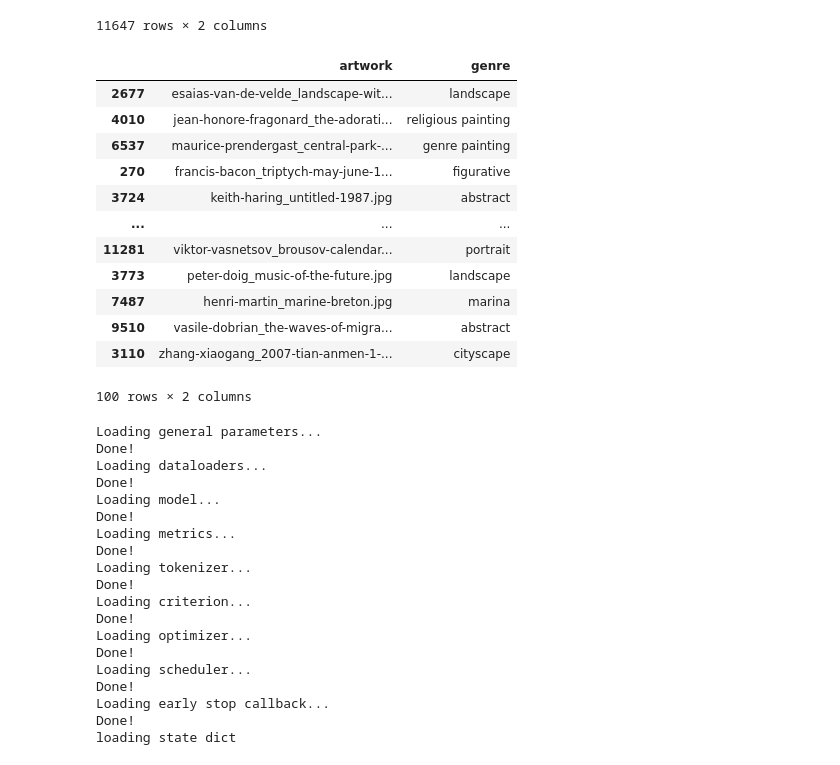
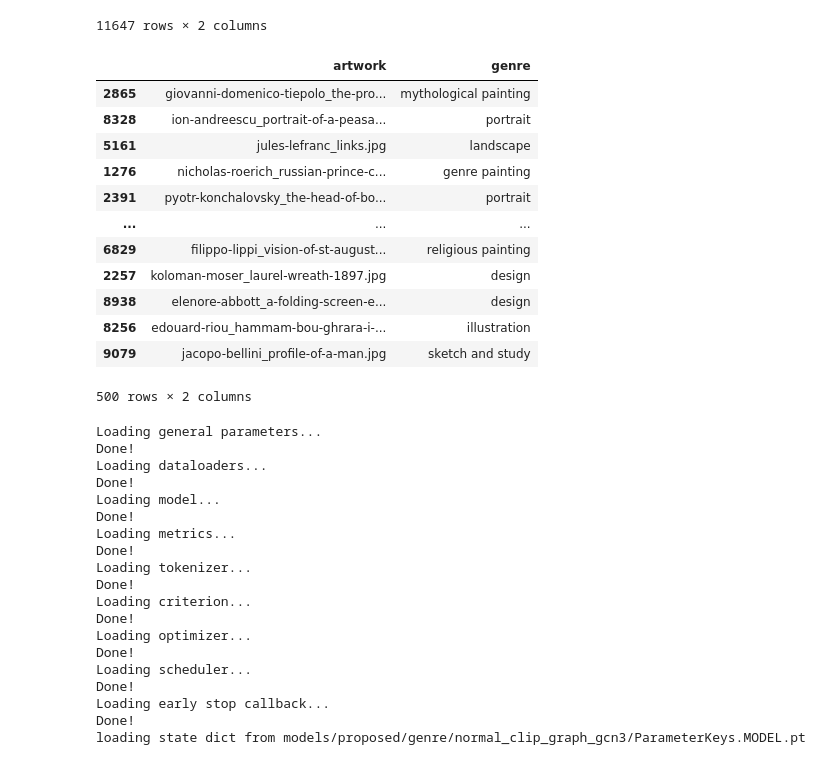
Before and after one commit to CILAB-ArtGraph/graphclip, a Jupyter notebook: notebooks/painting_visualization.ipynb, the cells around one changed output. Saved outputs shown, nothing was run; the diff lists cells and outputs as text; code cells hidden in the pictures.

```diff
--- a/notebooks/painting_visualization.ipynb
+++ b/notebooks/painting_visualization.ipynb
@@ -23,3 +20,7 @@ num_sampled_artworks = 100
+# %%
+num_sampled_artworks = 500
+num_neighbors = num_sampled_artworks/20
+random_state = 42
 # %%
 test_set = pd.read_csv('./data/processed/normal/artgraph_clip_genre/test.csv')
 test_set
@@ -38,24 +39,31 @@ test_set
 | 11646 | henri-de-toulouse-lautrec_prostit... | portrait |
 11647 rows × 2 columns
 # %%
-drop, sampled_test_set = train_test_split(test_set, test_size=num_sampled_artworks, stratify=test_set["genre"], random_state=42)
+drop, sampled_test_set = train_test_split(
+    test_set,
+    test_size=num_sampled_artworks,
+    stratify=test_set["genre"],
+    random_state=42,
+)
 sampled_test_set
 # %% [output]
 |  | artwork | genre |
-| 2677 | esaias-van-de-velde_landscape-wit... | landscape |
-| 4010 | jean-honore-fragonard_the-adorati... | religious painting |
-| 6537 | maurice-prendergast_central-park-... | genre painting |
-| 270 | francis-bacon_triptych-may-june-1... | figurative |
-| 3724 | keith-haring_untitled-1987.jpg | abstract |
+| 2865 | giovanni-domenico-tiepolo_the-pro... | mythological painting |
+| 8328 | ion-andreescu_portrait-of-a-peasa... | portrait |
+| 5161 | jules-lefranc_links.jpg | landscape |
+| 1276 | nicholas-roerich_russian-prince-c... | genre painting |
+| 2391 | pyotr-konchalovsky_the-head-of-bo... | portrait |
 | ... | ... | ... |
-| 11281 | viktor-vasnetsov_brousov-calendar... | portrait |
-| 3773 | peter-doig_music-of-the-future.jpg | landscape |
-| 7487 | henri-martin_marine-breton.jpg | marina |
-| 9510 | vasile-dobrian_the-waves-of-migra... | abstract |
-| 3110 | zhang-xiaogang_2007-tian-anmen-1-... | cityscape |
+| 6829 | filippo-lippi_vision-of-st-august... | religious painting |
+| 2257 | koloman-moser_laurel-wreath-1897.jpg | design |
+| 8938 | elenore-abbott_a-folding-screen-e... | design |
+| 8256 | edouard-riou_hammam-bou-ghrara-i-... | illustration |
+| 9079 | jacopo-bellini_profile-of-a-man.jpg | sketch and study |
-100 rows × 2 columns
+500 rows × 2 columns
 # %%
-parameters = load_ruamel('./configs_cineca/proposed_model/genre/normal_clip_graph_sage3.yaml')
+parameters = load_ruamel(
+    "./configs_cineca/proposed_model/genre/normal_clip_graph_sage3.yaml"
+)
 parameters["clean_out_dir"] = False
 parameters["model"]["gnn"]["params"]["dropout"] = 0.0
 run = CLIPGraphRun(parameters=parameters)
@@ -79,7 +87,7 @@ Loading scheduler...
 Done!
 Loading early stop callback...
 Done!
-loading state dict
+loading state dict from models/proposed/genre/normal_clip_graph_gcn3/ParameterKeys.MODEL.pt
 # %%
 visual = run.model.visual
 visual
```
Also changed, not shown: parts of 17 cells of this notebook.
